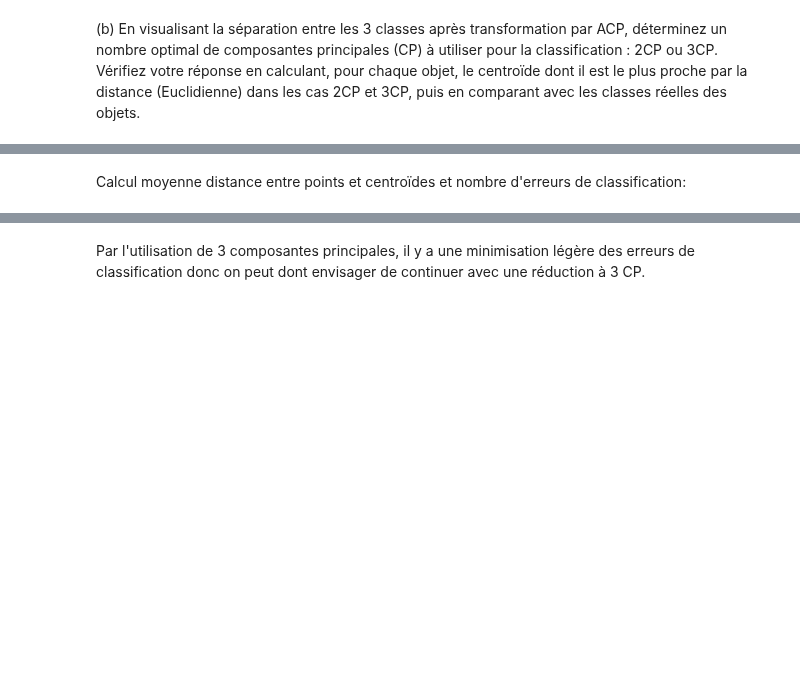
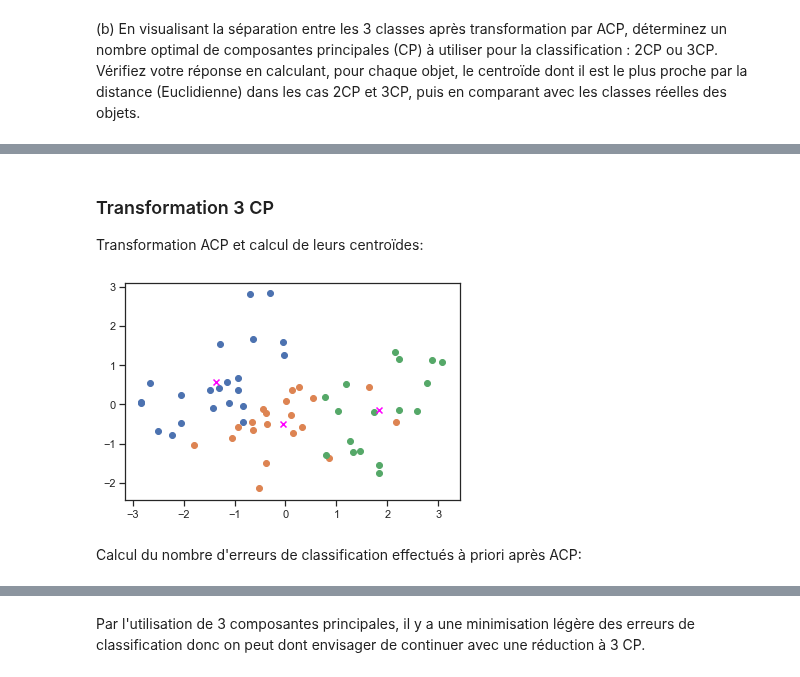
Before and after one commit to ggs22/IFT870-TP1, a Jupyter notebook: tp1.ipynb, the cells around one changed output, grey strips where cells are left out. Saved outputs shown, nothing was run; the diff lists cells and outputs as text; code cells hidden in the pictures; blank space fills up the shorter version.

```diff
--- a/tp1.ipynb
+++ b/tp1.ipynb
@@ -123,5 +111,23 @@ Classe 2  - Distance moyenne: 4.252152774771038  - Nombre erreurs : 1
+# %% [markdown]
+### Transformation 3 CP
+Transformation ACP et calcul de leurs centroïdes:
+# %%
+pca_3CP = PCA(n_components=3).fit(X)
+pca_3CP_c = []
+centroids_3CP = {}
+transformed_c = {}
+
+for y_i in y.unique():
+    transformed_c[y_i] = pca_3CP.transform(df.loc[df['classe'] == y_i].drop('classe', 1))
+    centroids_3CP[y_i] = transformed_c[y_i].mean(axis=0)
+    pca_3CP_c.extend(transformed_c[y_i])
+    plt.scatter(transformed_c.get(y_i)[:,0], transformed_c.get(y_i)[:,1])
+    plt.scatter(centroids_3CP[y_i][0], centroids_3CP[y_i][1], marker='x', c='fuchsia')
+pca_3CP = pca_3CP.transform(X)
+# %% [output]
+[figure, added]
 # %% [markdown]
-Calcul moyenne distance entre points et centroïdes et nombre d'erreurs de classification:
+Calcul du nombre d'erreurs de classification effectués à priori après ACP:
 # %%
 dist_3CP = {}
 mean_dist_3CP = {}
```
Also changed, not shown: parts of 22 cells of this notebook.
